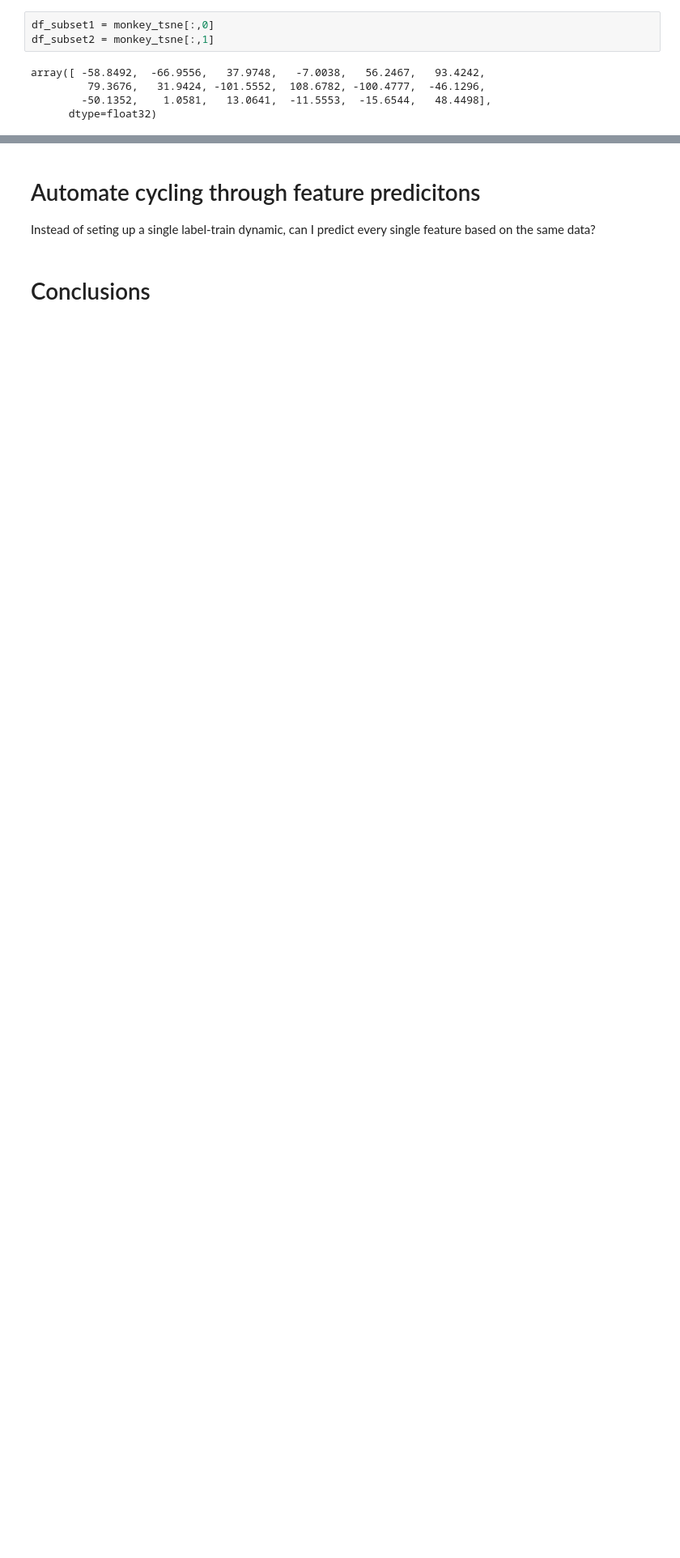
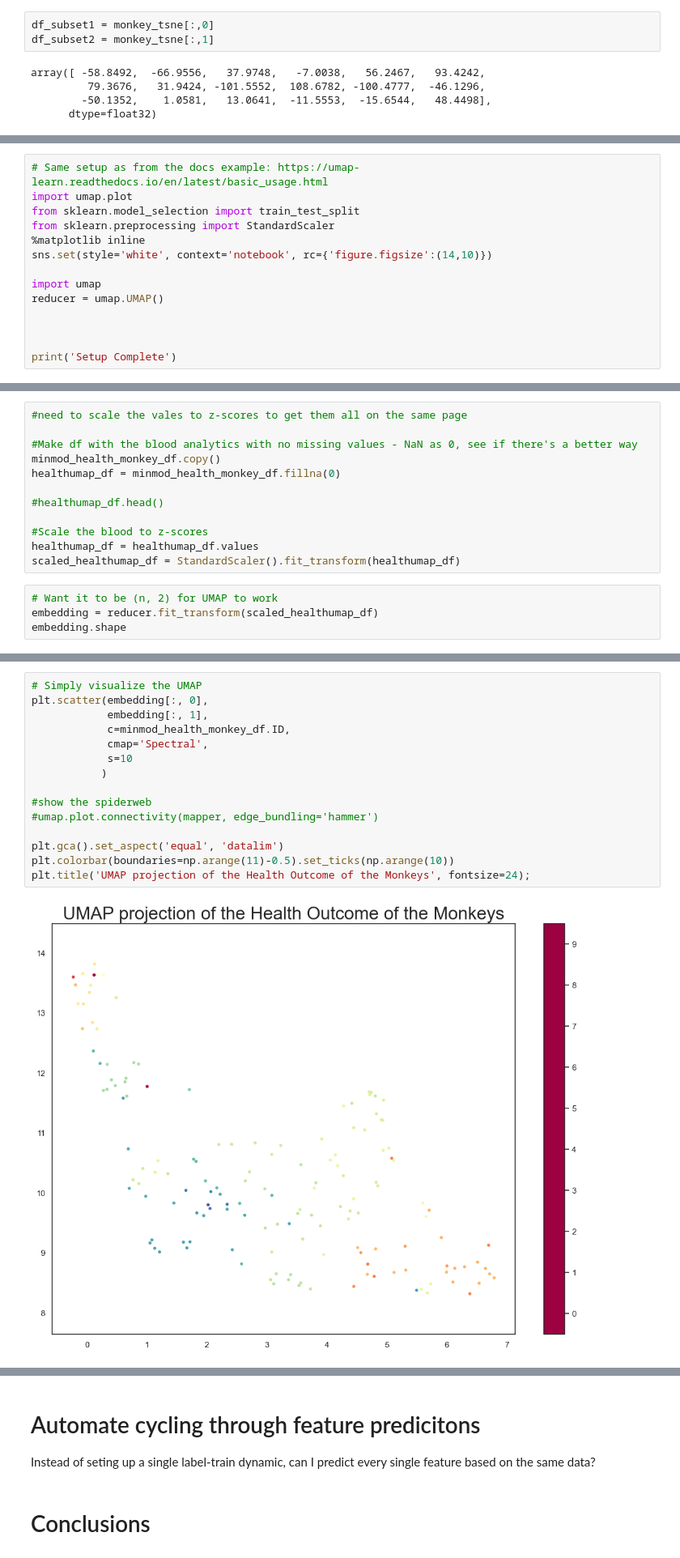
Before and after one commit to aidan-lew/monkey_health, a Jupyter notebook: B_monkeys.ipynb, the cells around one changed output, grey strips where cells are left out. Shown at 81% size. Cells and saved outputs as stored; diff of their text form; blank space fills up the shorter version.

```diff
--- a/B_monkeys.ipynb
+++ b/B_monkeys.ipynb
@@ -291,0 +296,14 @@ sns.scatterplot(
+# %%
+# Same setup as from the docs example: https://umap-learn.readthedocs.io/en/latest/basic_usage.html
+import umap.plot
+from sklearn.model_selection import train_test_split
+from sklearn.preprocessing import StandardScaler
+%matplotlib inline
+sns.set(style='white', context='notebook', rc={'figure.figsize':(14,10)})
+
+import umap
+reducer = umap.UMAP()
+
+
+
+print('Setup Complete')
@@ -291,0 +312,16 @@ sns.scatterplot(
+# %%
+#need to scale the vales to z-scores to get them all on the same page
+
+#Make df with the blood analytics with no missing values - NaN as 0, see if there's a better way
+minmod_health_monkey_df.copy()
+healthumap_df = minmod_health_monkey_df.fillna(0)
+
+#healthumap_df.head()
+
+#Scale the blood to z-scores
+healthumap_df = healthumap_df.values
+scaled_healthumap_df = StandardScaler().fit_transform(healthumap_df)
+# %%
+# Want it to be (n, 2) for UMAP to work
+embedding = reducer.fit_transform(scaled_healthumap_df)
+embedding.shape
@@ -291,0 +330,17 @@ sns.scatterplot(
+# %%
+# Simply visualize the UMAP
+plt.scatter(embedding[:, 0],
+            embedding[:, 1],
+            c=minmod_health_monkey_df.ID,
+            cmap='Spectral',
+            s=10
+           )
+
+#show the spiderweb
+#umap.plot.connectivity(mapper, edge_bundling='hammer')
+
+plt.gca().set_aspect('equal', 'datalim')
+plt.colorbar(boundaries=np.arange(11)-0.5).set_ticks(np.arange(10))
+plt.title('UMAP projection of the Health Outcome of the Monkeys', fontsize=24);
+# %% [output]
+[figure, added]
```
Also changed, not shown: parts of 9 cells of this notebook.
